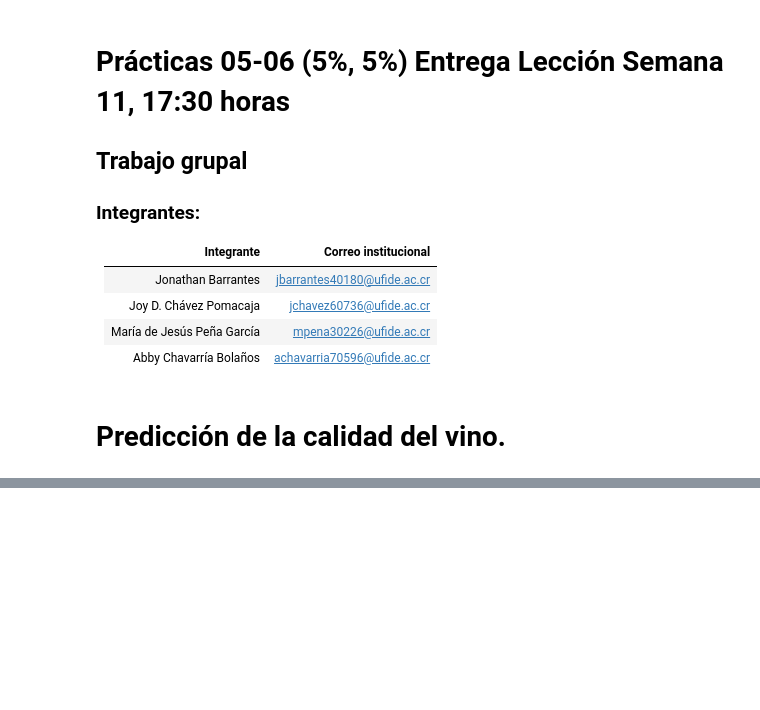
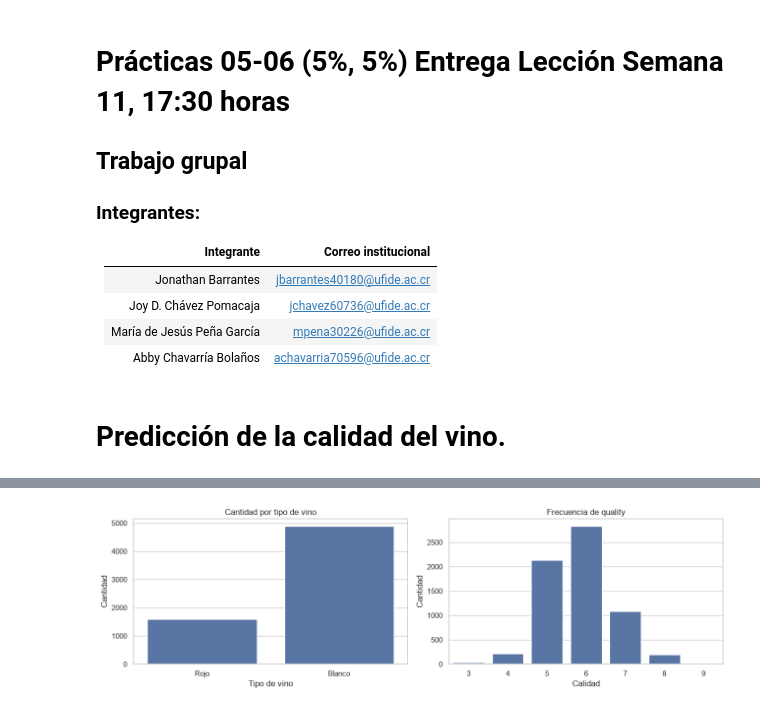
Before and after one commit to JB1302/Big-Data-G2, a Jupyter notebook: Tarea/Grupo2_SC707_Practica5-6_LN.ipynb, the cells around one changed output, grey strips where cells are left out. Cells and saved outputs as stored; diff of their text form; code cells hidden in the pictures; blank space fills up the shorter version.

```diff
--- a/Tarea/Grupo2_SC707_Practica5-6_LN.ipynb
+++ b/Tarea/Grupo2_SC707_Practica5-6_LN.ipynb
@@ -475,0 +16,21 @@ Usando el pipeline de preprocesamiento se entrenarán varios modelos, se selecci
+# %%
+import numpy as np
+import pandas as pd
+import matplotlib.pyplot as plt
+import seaborn as sns
+
+RANDOM_STATE = 42
+NULOS_ARTIFICIALES = 1400
+
+pd.set_option("display.max_columns", None)
+pd.set_option("display.float_format", lambda x: f"{x:,.3f}")
+sns.set_theme(style="whitegrid")
+
+URL_ROJO = (
+    "https://raw.githubusercontent.com/JB1302/Big-Data-G2/"
+    "05ac750af37859459d969eeb7bbb48bfea5627a8/Tarea/winequality-red.csv"
+)
+URL_BLANCO = (
+    "https://raw.githubusercontent.com/JB1302/Big-Data-G2/"
+    "05ac750af37859459d969eeb7bbb48bfea5627a8/Tarea/winequality-white.csv"
+)
@@ -475,0 +376,17 @@ Usando el pipeline de preprocesamiento se entrenarán varios modelos, se selecci
+# %%
+fig, axes = plt.subplots(1, 2, figsize=(13, 4))
+
+sns.countplot(data=datos, x="tipo_vino", order=["Rojo", "Blanco"], ax=axes[0])
+axes[0].set_title("Cantidad por tipo de vino")
+axes[0].set_xlabel("Tipo de vino")
+axes[0].set_ylabel("Cantidad")
+
+sns.countplot(data=datos, x="quality", order=sorted(datos["quality"].dropna().unique()), ax=axes[1])
+axes[1].set_title("Frecuencia de quality")
+axes[1].set_xlabel("Calidad")
+axes[1].set_ylabel("Cantidad")
+
+plt.tight_layout()
+plt.show()
+# %% [output]
+[figure, added]
```
Also changed, not shown: parts of 57 cells of this notebook.
